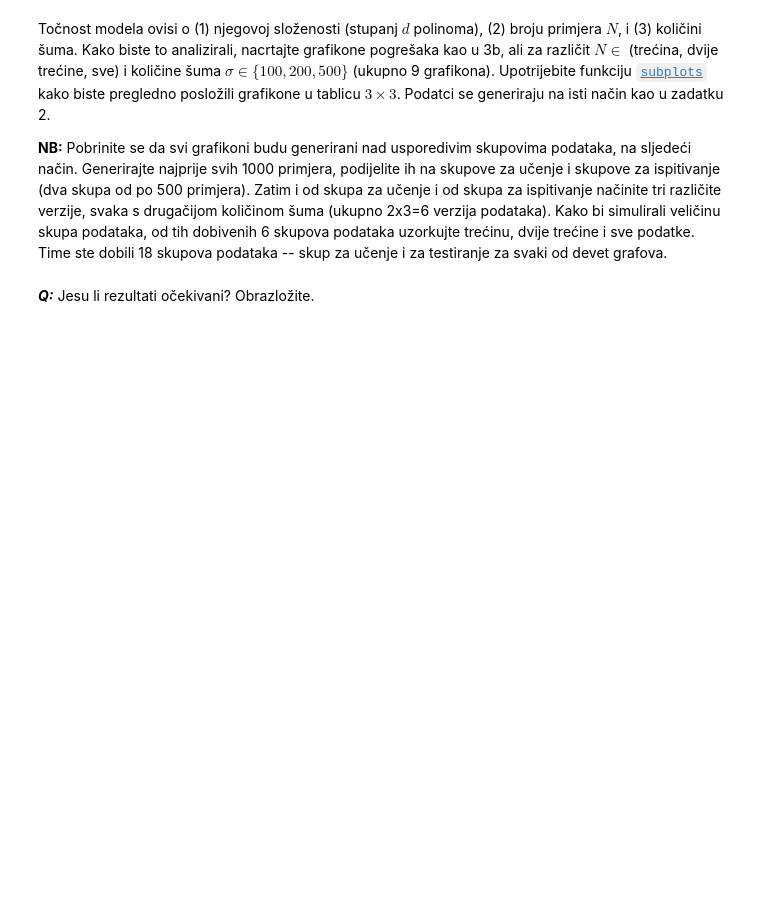
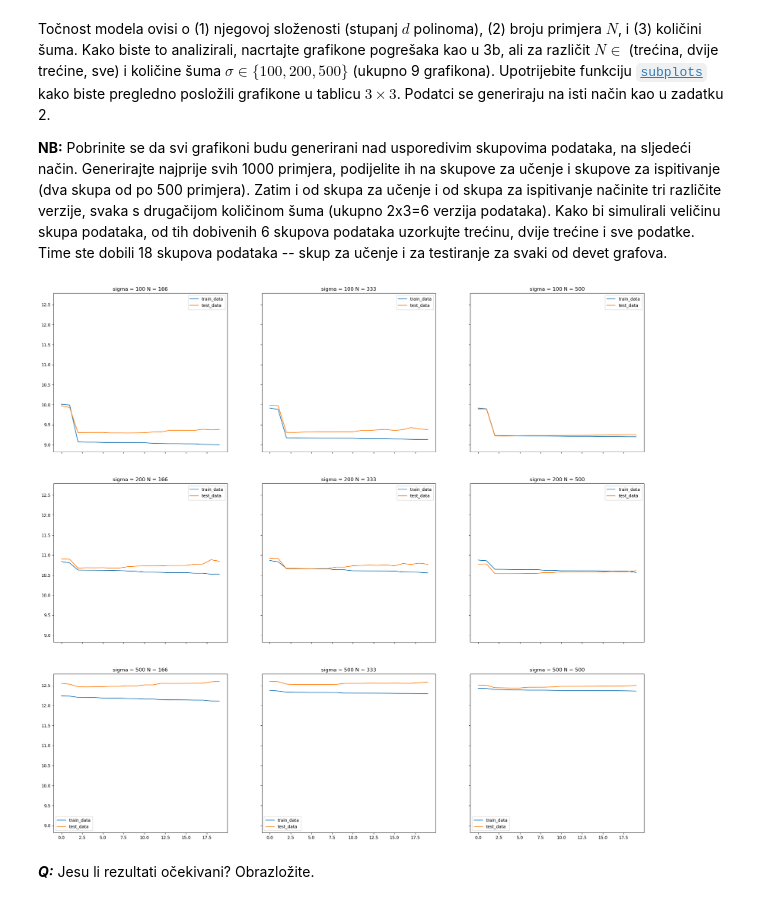
Before and after one commit to RobertoGrabovac/FER-StrojnoUcenje1, a Jupyter notebook: LAB1 - Regresija.ipynb, the cells around one changed output. Saved outputs shown, nothing was run; the diff lists cells and outputs as text; code cells hidden in the pictures; blank space fills up the shorter version.

```diff
--- a/LAB1 - Regresija.ipynb
+++ b/LAB1 - Regresija.ipynb
@@ -245,3 +284,45 @@ Točnost modela ovisi o (1) njegovoj složenosti (stupanj $d$ polinoma), (2) bro
+# %%
+fig, axarr = plt.subplots(nrows = 3,ncols = 3,figsize=(25,23),sharex=True, sharey=True)
+
+N = [1 / 3, 2 / 3, 1]
+sigma = [100, 200, 500]
+X = make_instances(-5, 5, 1000)
+X_train, X_test = train_test_split(X, test_size=0.5, random_state=42)
+
+for i in range(len(sigma)):
+    labels_train = make_labels(X_train, fun, sigma[i])
+    labels_test = make_labels(X_test, fun, sigma[i])
+    for j in range(len(N)):
+        number = math.floor(N[j] * len(X_test))
+
+        X_train_N = X_train[:number]
+        y_train_N = labels_train[:number]
+
+        X_test_N = X_test[:number]
+        y_test_N = labels_test[:number]
+
+        train_error = []
+        test_error = []
+
+        for d in range(1, 21):
+            poly = PolynomialFeatures(d)
+            X_tr = poly.fit_transform(X_train_N)
+            w = linalg.pinv(X_tr)@y_train_N
+            y_tr_pred = X_tr@w
+            mse_tr = mean_squared_error(y_train_N, y_tr_pred)
+            train_error.append(np.log(mse_tr))
+
+            X_tt = poly.fit_transform(X_test_N)
+            y_tt_pred = X_tt@w
+            mse_tt = mean_squared_error(y_test_N, y_tt_pred)
+            test_error.append(np.log(mse_tt))
+
+        axarr[i][j].plot(train_error, label="train_data")
+        axarr[i][j].plot(test_error, label="test_data")
+        axarr[i][j].set_title(f"sigma = {sigma[i]} N = {number}")
+        axarr[i][j].legend()
+# %% [output]
+[figure, added]
 # %% [markdown]
 ***Q:*** Jesu li rezultati očekivani? Obrazložite.
 # %% [markdown]
```
Also changed, not shown: parts of 7 cells of this notebook.
